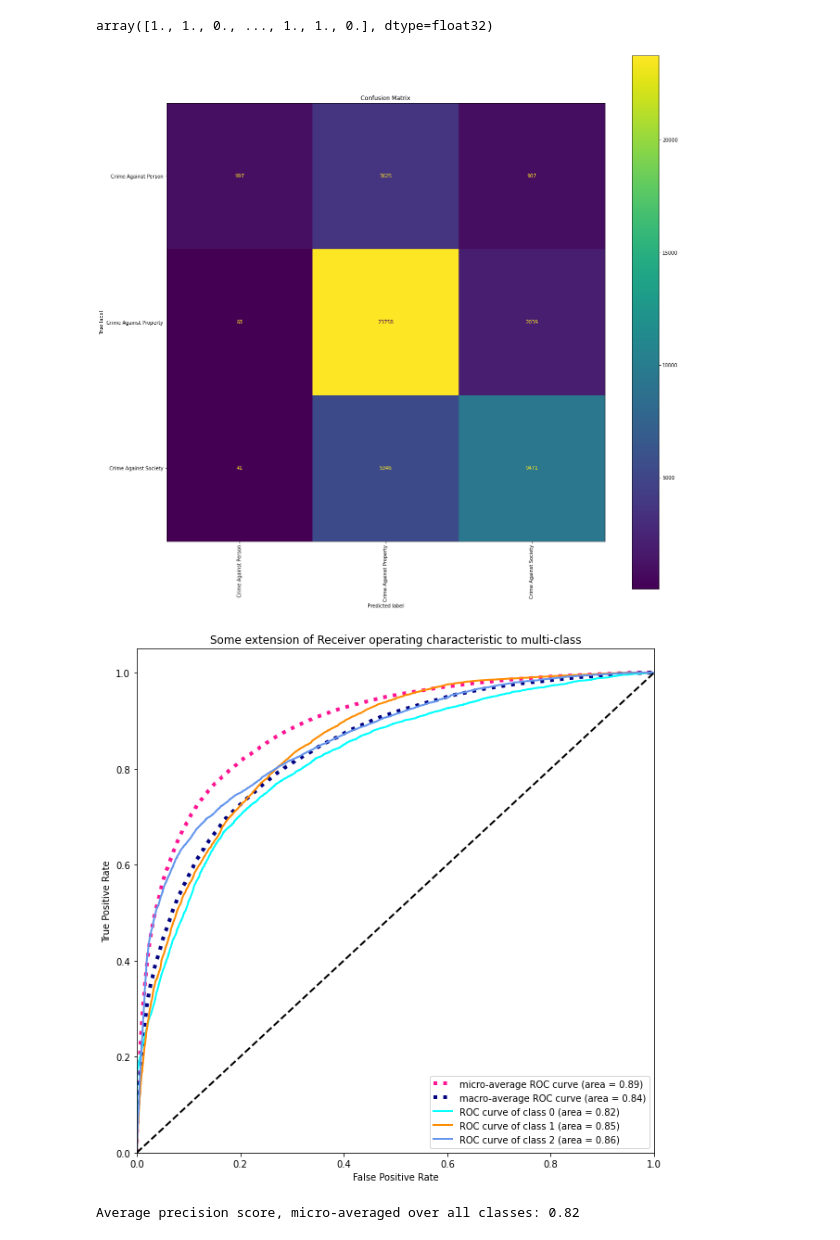
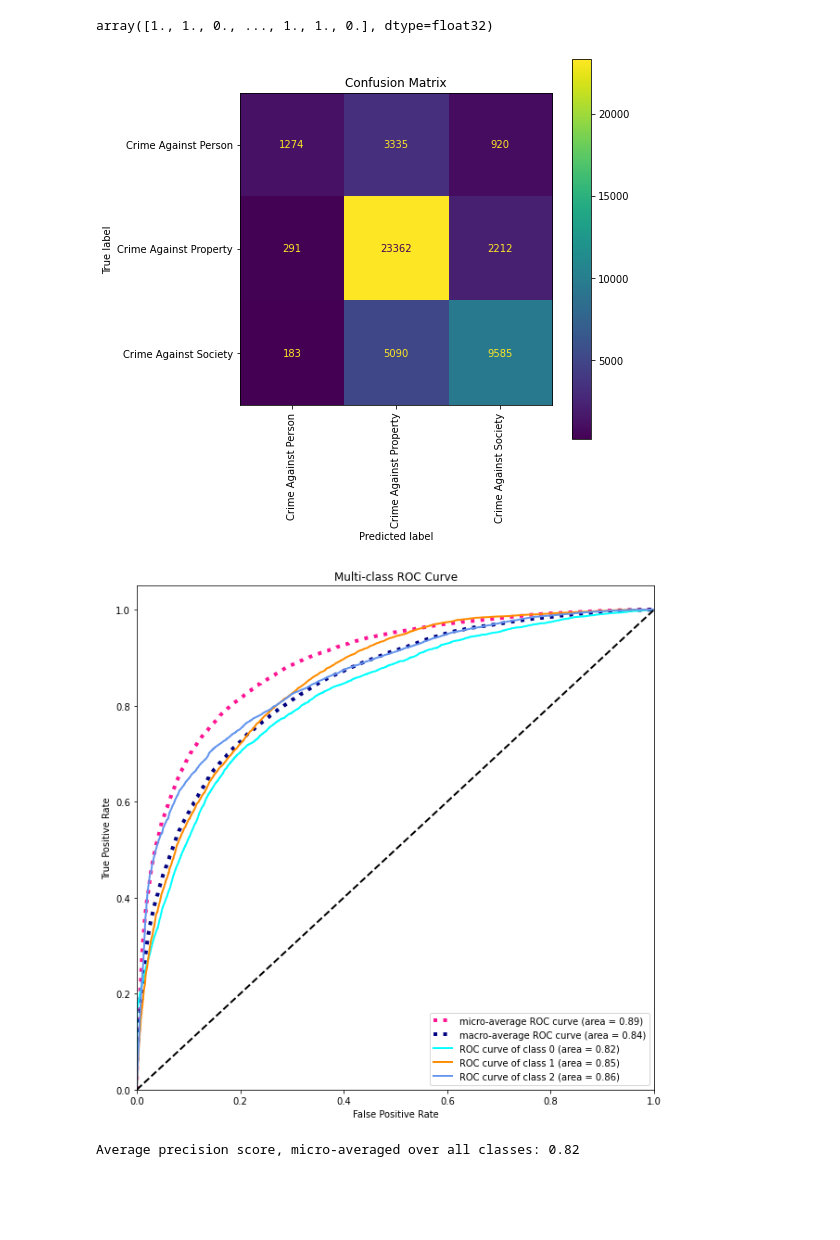
Before and after one commit to hudsonbat/Data-205, a Jupyter notebook: MCCrime_NN2.ipynb, the cells around one changed output. Drawn from its saved outputs; the diff is of its cells as text; code cells hidden in the pictures; blank space fills up the shorter version.

```diff
--- a/MCCrime_NN2.ipynb
+++ b/MCCrime_NN2.ipynb
@@ -343,20 +343,20 @@ array([1., 1., 0., ..., 1., 1., 0.], dtype=float32)
 # %%
 from sklearn.metrics import plot_confusion_matrix
 from sklearn.metrics import ConfusionMatrixDisplay
 from sklearn.metrics import confusion_matrix
 
 cm = confusion_matrix(y_test_other, np.argmax(predictions,axis=1))
 
 disp = ConfusionMatrixDisplay(cm, display_labels=top_classes)
 
 disp = disp.plot()
 plt.title('Confusion Matrix')
 plt.xticks(rotation=90)
 fig = plt.gcf()
-fig.set_size_inches(20,20)
+fig.set_size_inches(7,7)
 plt.show()
 # %% [output]
-[figure, old version]
+[figure, new version]
 # %%
 from sklearn.metrics import roc_curve, auc
 from scipy import interp
@@ -414,13 +414,13 @@ plt.xlim([0.0, 1.0])
 plt.ylim([0.0, 1.05])
 plt.xlabel('False Positive Rate')
 plt.ylabel('True Positive Rate')
-plt.title('Some extension of Receiver operating characteristic to multi-class')
+plt.title('Multi-class ROC Curve')
 plt.legend(loc="lower right")
 fig = plt.gcf()
 fig.set_size_inches(10,10)
 plt.show()
 # %% [output]
-[figure, old version]
+[figure, new version]
 # %%
 from sklearn.metrics import precision_recall_curve
 from sklearn.metrics import average_precision_score
```
Also changed, not shown: parts of 9 cells of this notebook.
